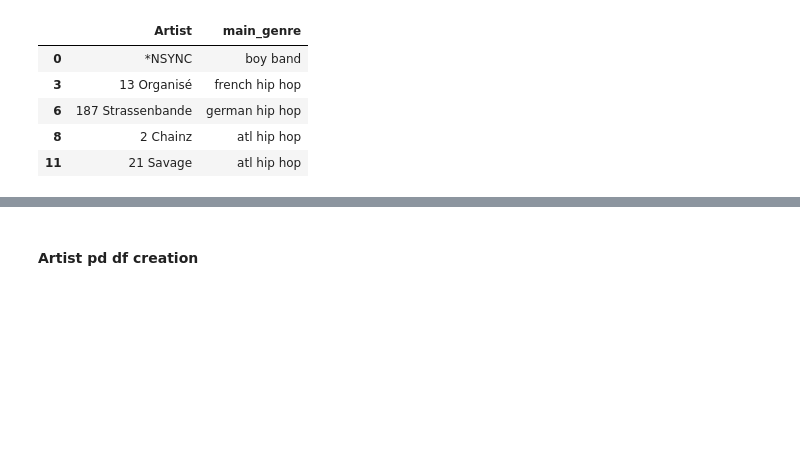
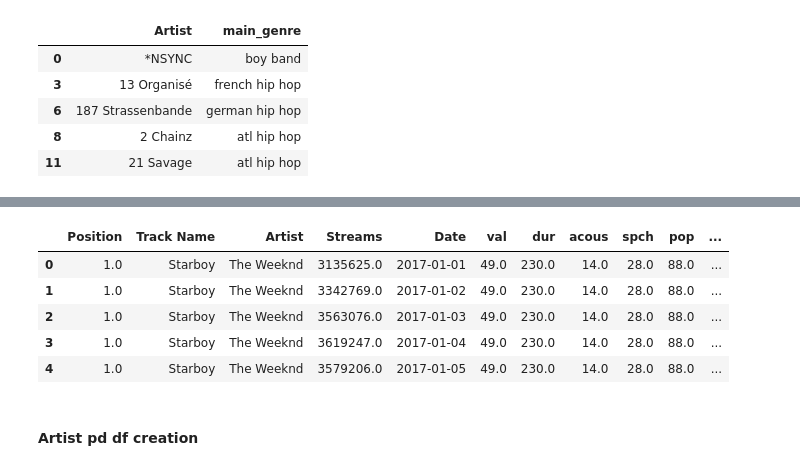
Before and after one commit to ArturOle/SpotifyAnalysis, a Jupyter notebook: analysis.ipynb, the cells around one changed output, grey strips where cells are left out. Drawn from its saved outputs; the diff is of its cells as text; code cells hidden in the pictures; blank space fills up the shorter version.

```diff
--- a/analysis.ipynb
+++ b/analysis.ipynb
@@ -210,0 +226,4 @@ best_genre.head(5)
+# %%
+SongPropsIdx = SongProps.loc[:, ['song_prop_id', 'Track Name', 'Artist']]
+SongProps    = SongProps.loc[:, ['song_prop_id', 'nrgy', 'dnce', 'dB', 'live', 'bpm', 'genre_1', 'genre_2', 'genre_3', 'year released']]
+SongProps.head(5)
@@ -211,3 +237,14 @@ best_genre.head(5)
+# %%
+data_merged = data_merged.merge(SongPropsIdx, how='left', left_on=['Track Name', 'Artist'], right_on=['Track Name', 'Artist'])
+data_merged.drop(columns= ['nrgy', 'dnce', 'dB', 'live', 'bpm', 'genre_1', 'genre_2', 'genre_3', 'year released'], inplace=True)
+data_merged.head(5)
+# %% [output]
+|  | Position | Track Name | Artist | Streams | Date | val | dur | acous | spch | pop | ... |
+| 0 | 1.0 | Starboy | The Weeknd | 3135625.0 | 2017-01-01 | 49.0 | 230.0 | 14.0 | 28.0 | 88.0 | ... |
+| 1 | 1.0 | Starboy | The Weeknd | 3342769.0 | 2017-01-02 | 49.0 | 230.0 | 14.0 | 28.0 | 88.0 | ... |
+| 2 | 1.0 | Starboy | The Weeknd | 3563076.0 | 2017-01-03 | 49.0 | 230.0 | 14.0 | 28.0 | 88.0 | ... |
+| 3 | 1.0 | Starboy | The Weeknd | 3619247.0 | 2017-01-04 | 49.0 | 230.0 | 14.0 | 28.0 | 88.0 | ... |
+| 4 | 1.0 | Starboy | The Weeknd | 3579206.0 | 2017-01-05 | 49.0 | 230.0 | 14.0 | 28.0 | 88.0 | ... |
 # %% [markdown]
 #### Artist pd df creation
 # %%
```
Also changed, not shown: parts of 7 cells of this notebook.
